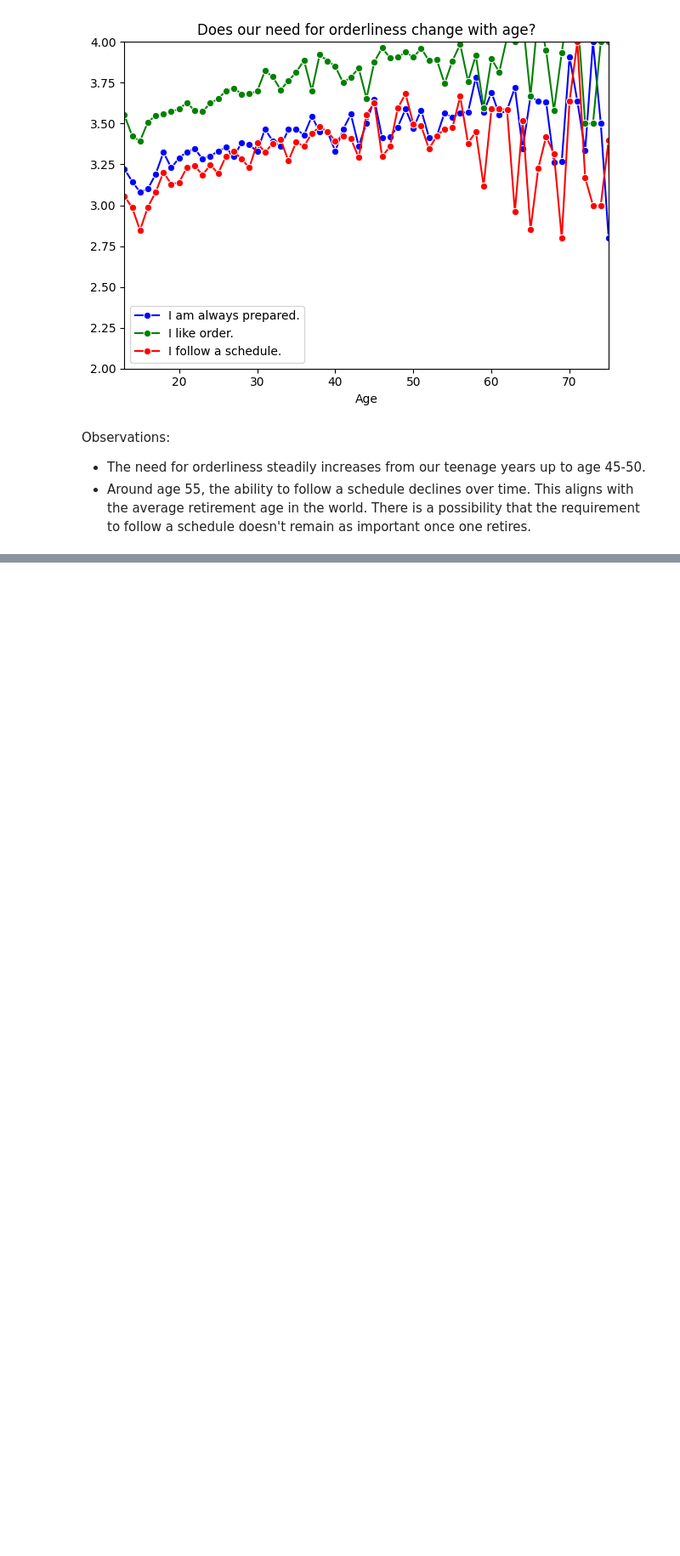
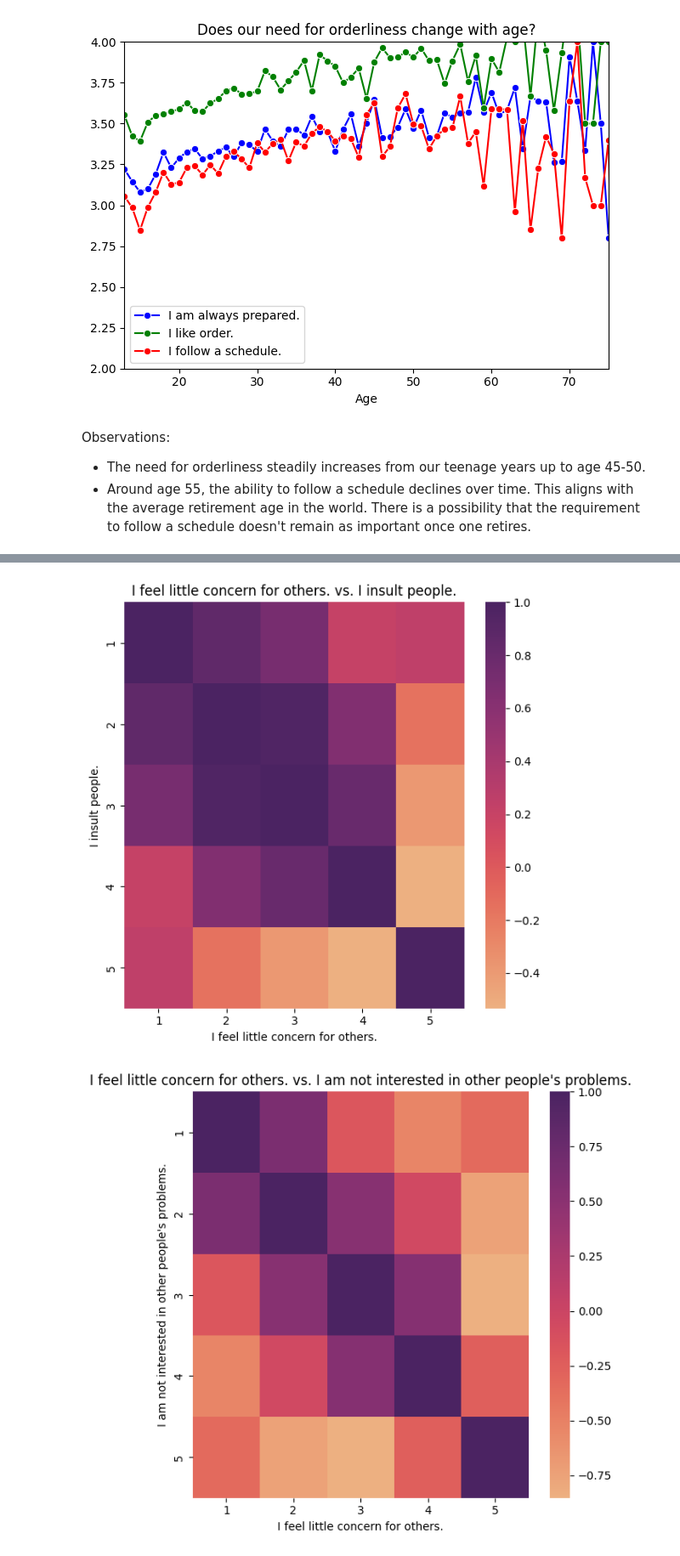
Before and after one commit to ananditabodas/Personality_Type, a Jupyter notebook: Personality_Test.ipynb, the cells around one changed output, grey strips where cells are left out. Shown at 85% size. Drawn from its saved outputs; the diff is of its cells as text; code cells hidden in the pictures; blank space fills up the shorter version.

```diff
--- a/Personality_Test.ipynb
+++ b/Personality_Test.ipynb
@@ -269,0 +353,17 @@ Observations:
+# %%
+traits= ['A1', 'A3', 'A5']
+# %%
+for i, trait in enumerate(traits):
+    for j, trait2 in enumerate(traits):
+        if  (i<j):
+            plt.figure(figsize=(6, 6))
+            contingency_table = pd.crosstab(alldata[trait], alldata[trait2]).corr()#.reset_index()
+            a= sns.heatmap(contingency_table, cmap='flare')
+            plt.title(questions_dict[trait] + " vs. "+questions_dict[trait2])
+            plt.xlabel(questions_dict[trait])
+            plt.ylabel(questions_dict[trait2])
+            plt.tight_layout()
+            plt.show()
+# %% [output]
+[figure, added]
+[figure, added]
```
Also changed, not shown: parts of 14 cells of this notebook.
